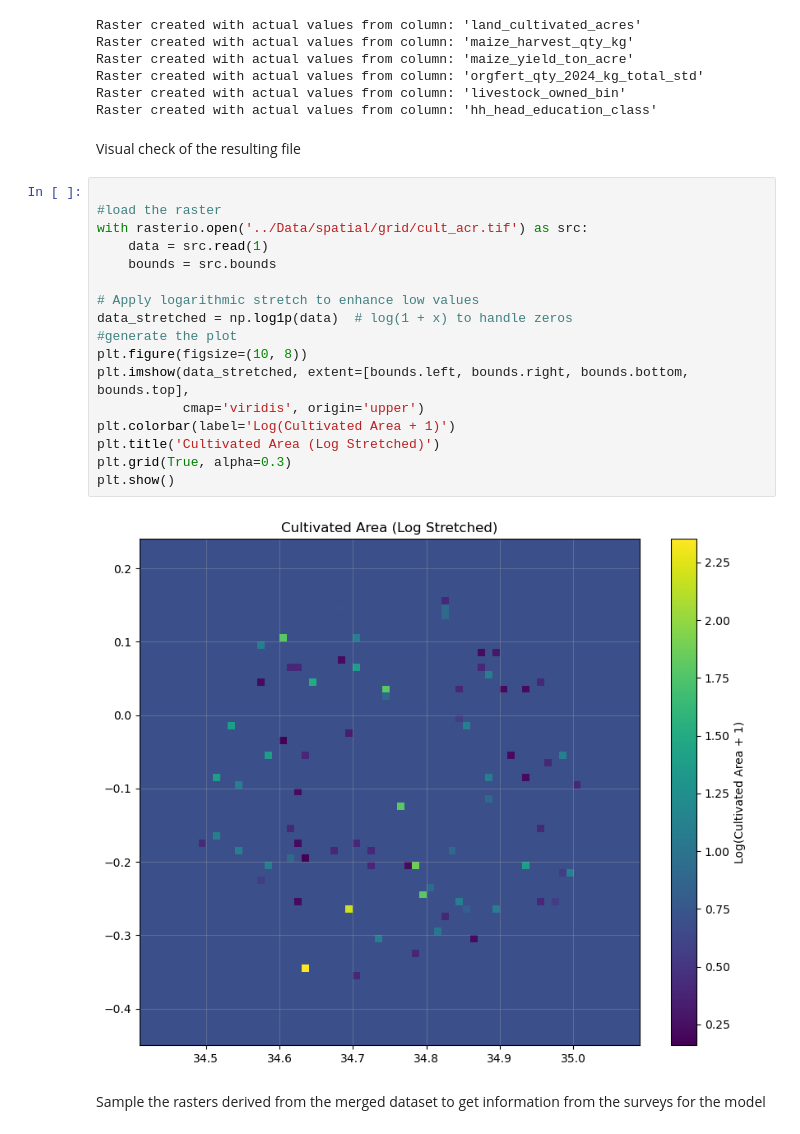
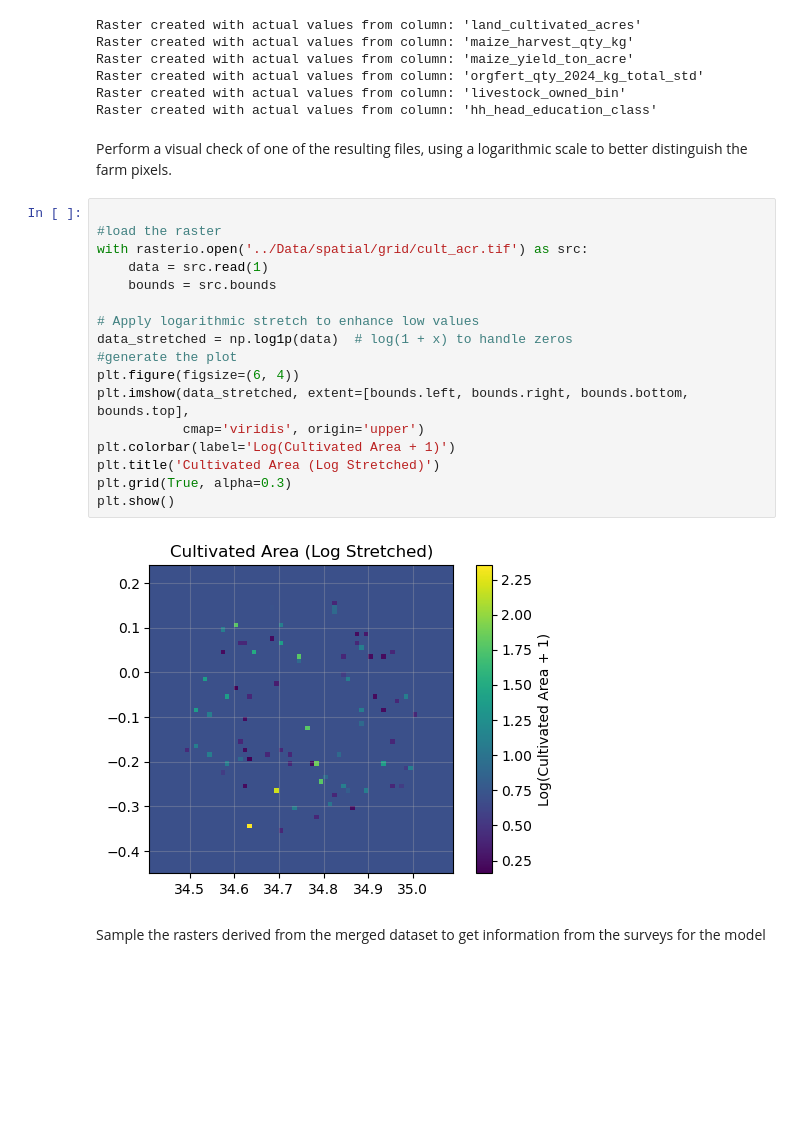
Before and after one commit to oscarbau/Data-analysis-assignment, a Jupyter notebook: Jupyter-notebooks/4_data_enrichment.ipynb, the cells around one changed output. Drawn from its saved outputs; the diff is of its cells as text; blank space fills up the shorter version.

```diff
--- a/Jupyter-notebooks/4_data_enrichment.ipynb
+++ b/Jupyter-notebooks/4_data_enrichment.ipynb
@@ -304,26 +342,26 @@ Raster created with actual values from column: 'orgfert_qty_2024_kg_total_std'
 Raster created with actual values from column: 'livestock_owned_bin'
 Raster created with actual values from column: 'hh_head_education_class'
 # %% [markdown]
-Visual check of the resulting file
+Perform a visual check of one of the resulting files, using a logarithmic scale to better distinguish the farm pixels.
 # %%
 
 #load the raster
 with rasterio.open('../Data/spatial/grid/cult_acr.tif') as src:
     data = src.read(1)
     bounds = src.bounds
 
 # Apply logarithmic stretch to enhance low values
 data_stretched = np.log1p(data)  # log(1 + x) to handle zeros
 #generate the plot
-plt.figure(figsize=(10, 8))
+plt.figure(figsize=(6, 4))
 plt.imshow(data_stretched, extent=[bounds.left, bounds.right, bounds.bottom, bounds.top],
            cmap='viridis', origin='upper')
 plt.colorbar(label='Log(Cultivated Area + 1)')
 plt.title('Cultivated Area (Log Stretched)')
 plt.grid(True, alpha=0.3)
 plt.show()
 # %% [output]
-[figure, old version]
+[figure, new version]
 # %% [markdown]
 Sample the rasters derived from the merged dataset to get information from the surveys for the model
 # %%
```
Also changed, not shown: parts of 22 cells of this notebook, 15 other files.
